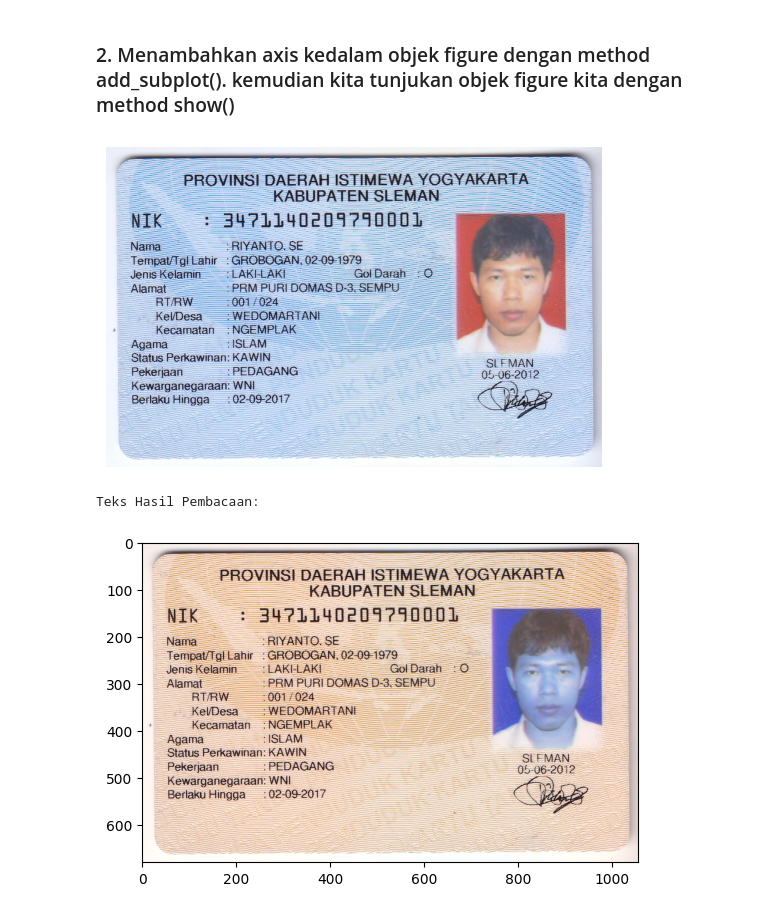
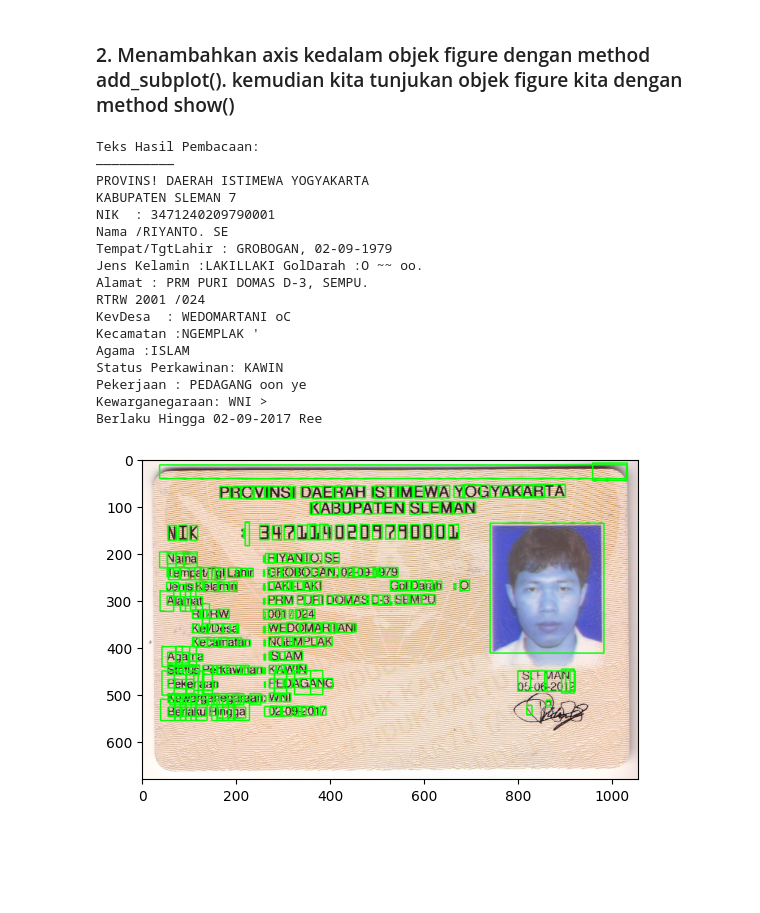
Before and after one commit to Arainal0112/PCVK_Ganjil_2023, a Jupyter notebook: Week10.ipynb, the cells around one changed output. Cells and saved outputs as stored; diff of their text form; code cells hidden in the pictures; blank space fills up the shorter version.

```diff
--- a/Week10.ipynb
+++ b/Week10.ipynb
@@ -267,37 +276,61 @@ tesseract-ocr-ind is already the newest version (1:4.00~git30-7274cfa-1.1).
 # %%
 import cv2
 import pytesseract
 from matplotlib import pyplot as plt
+from google.colab.patches import cv2_imshow
 
 # Baca gambar dari file
 image = cv2.imread('/content/drive/MyDrive/PCVK/KTP_More/ktp.png')
 
-# Langkah 1: Menambahkan axis dan menampilkan gambar
-plt.figure()
-plt.imshow(cv2.cvtColor(image, cv2.COLOR_BGR2RGB))
-plt.axis('off')
-plt.show()
+# Langkah 1: Prapemrosesan gambar
+gray_image = cv2.cvtColor(image, cv2.COLOR_BGR2GRAY)
+
+blurred_image = cv2.GaussianBlur(gray_image, (5, 5), 0)
+
+thresholded_image = cv2.threshold(blurred_image, 0, 255, cv2.THRESH_BINARY + cv2.THRESH_OTSU)[1]
+
+# Peningkatan kontras
+alpha = 1.5  # Sesuaikan nilai alpha sesuai kebutuhan
+beta = 0     # Sesuaikan nilai beta sesuai kebutuhan
+enhanced_image = cv2.convertScaleAbs(thresholded_image, alpha=alpha, beta=beta)
 
 # Langkah 2: Deteksi teks pada gambar
-# Opsi lainnya dapat digunakan untuk meningkatkan akurasi, seperti pengaturan konfigurasi (config) dan pemrosesan praproses (preprocessing).
-detected_text = pytesseract.image_to_string(image)
+custom_config = r'--oem 3 --psm 6'  # Sesuaikan konfigurasi OCR sesuai kebutuhan
+detected_text = pytesseract.image_to_string(enhanced_image, config=custom_config)
 
+# Langkah 3: Menampilkan teks hasil pembacaan
+print("Teks Hasil Pembacaan:")
+print(detected_text)
 
-# Tampilkan kotak deteksi teks pada gambar
-h, w, _ = image.shape
-boxes = pytesseract.image_to_boxes(image)
+# Tampilkan gambar dengan kotak deteksi teks (opsional)
+h, w = enhanced_image.shape
+boxes = pytesseract.image_to_boxes(enhanced_image)
 for b in boxes.splitlines():
     b = b.split()
     x, y, x2, y2 = int(b[1]), int(b[2]), int(b[3]), int(b[4])
     cv2.rectangle(image, (x, h - y), (x2, h - y2), (0, 255, 0), 2)
 
-# Tampilkan gambar dengan kotak deteksi teks
+# Tampilkan gambar dengan kotak deteksi teks (opsional)
+
 plt.imshow(image)
-
-# Langkah 3: Menampilkan teks hasil pembacaan
-print("Teks Hasil Pembacaan:")
-print(detected_text)
+# plt.axis('off')
+plt.show()
 # %% [output]
+Teks Hasil Pembacaan:
+——————————
+PROVINS! DAERAH ISTIMEWA YOGYAKARTA
+KABUPATEN SLEMAN 7
+NIK  : 3471240209790001
+Nama /RIYANTO. SE
+Tempat/TgtLahir : GROBOGAN, 02-09-1979
+Jens Kelamin :LAKILLAKI GolDarah :O ~~ oo.
+Alamat : PRM PURI DOMAS D-3, SEMPU.
+RTRW 2001 /024
+KevDesa  : WEDOMARTANI oC
+Kecamatan :NGEMPLAK '
+Agama :ISLAM
+Status Perkawinan: KAWIN
+Pekerjaan : PEDAGANG oon ye
+Kewarganegaraan: WNI >
+Berlaku Hingga 02-09-2017 Ree
-[figure, old version]
+[figure, new version]
-Teks Hasil Pembacaan:
-[figure, removed]
```
Also changed, not shown: parts of 2 cells of this notebook.
